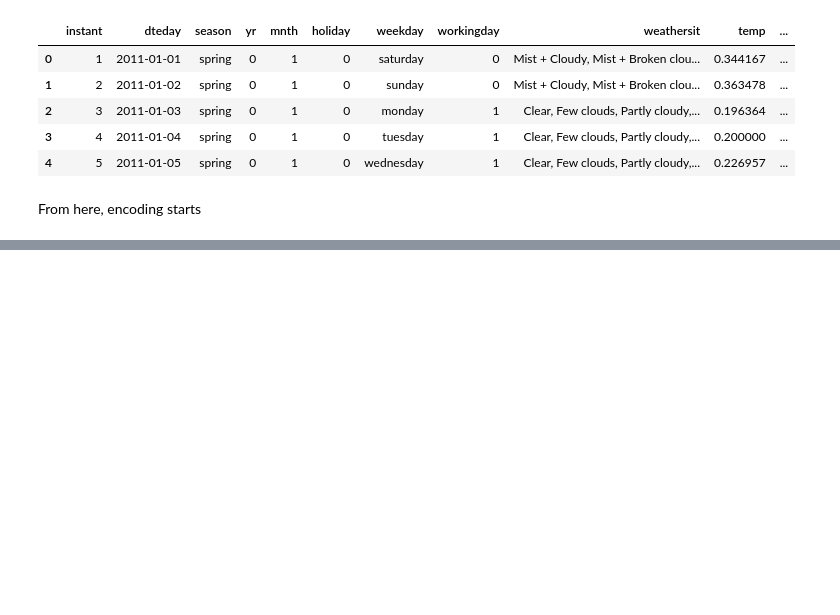
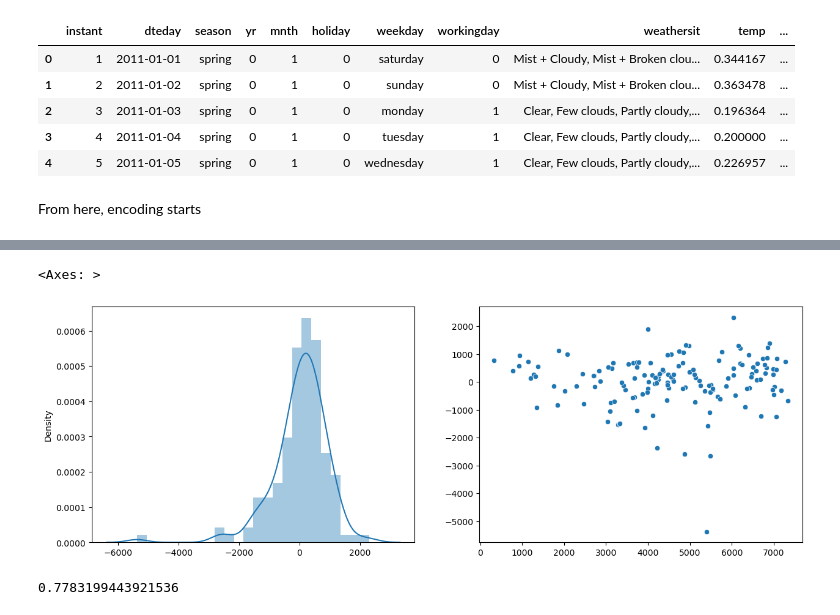
Before and after one commit to Punja007/First-ML-mode, a Jupyter notebook: First_Model.ipynb, the cells around one changed output, grey strips where cells are left out. Drawn from its saved outputs; the diff is of its cells as text; code cells hidden in the pictures; blank space fills up the shorter version.

```diff
--- a/First_Model.ipynb
+++ b/First_Model.ipynb
@@ -390,0 +572,5 @@ vif
+# %%
+X_train_sm = sm.add_constant(X_train[co_to_choose])
+lr = sm.OLS(y_train, X_train_sm)
+lr_model = lr.fit()
+lr_model.summary()
@@ -390,0 +634,8 @@ vif
+# %%
+## still the VIF of registered is high and coeff of casual and registered is 1 so removing both columns
+co_to_choose.remove("casual")
+co_to_choose.remove("registered")
+X_train_sm = sm.add_constant(X_train[co_to_choose])
+lr = sm.OLS(y_train, X_train_sm)
+lr_model = lr.fit()
+lr_model.summary()
@@ -390,0 +697,5 @@ vif
+# %%
+y_test =df_test.pop("cnt")
+X_test = df_test[co_to_choose]
+X_test_sm = sm.add_constant(X_test)
+y_test_pred = lr_model.predict(X_test_sm)
@@ -390,0 +717,3 @@ vif
+# %%
+##residual error
+res = y_test - y_test_pred
@@ -390,0 +735,16 @@ vif
+# %%
+plt.figure(figsize=(15, 5))
+plt.subplot(1,2,1)
+sns.distplot(res)
+##maximum of my errors are near/ in between 0 so that means my model is actually learning
+plt.subplot(1,2,2)
+sns.scatterplot(x = y_test_pred, y = res)
+##maximum of my errors are lying in between 1000 and -1000
+# %% [output]
+<Axes: >
+[figure, added]
+# %%
+## accuracy of the model
+r2_score(y_pred=y_test_pred, y_true=y_test)
+# %% [output]
+0.7783199443921536
```
Also changed, not shown: parts of 50 cells of this notebook.
